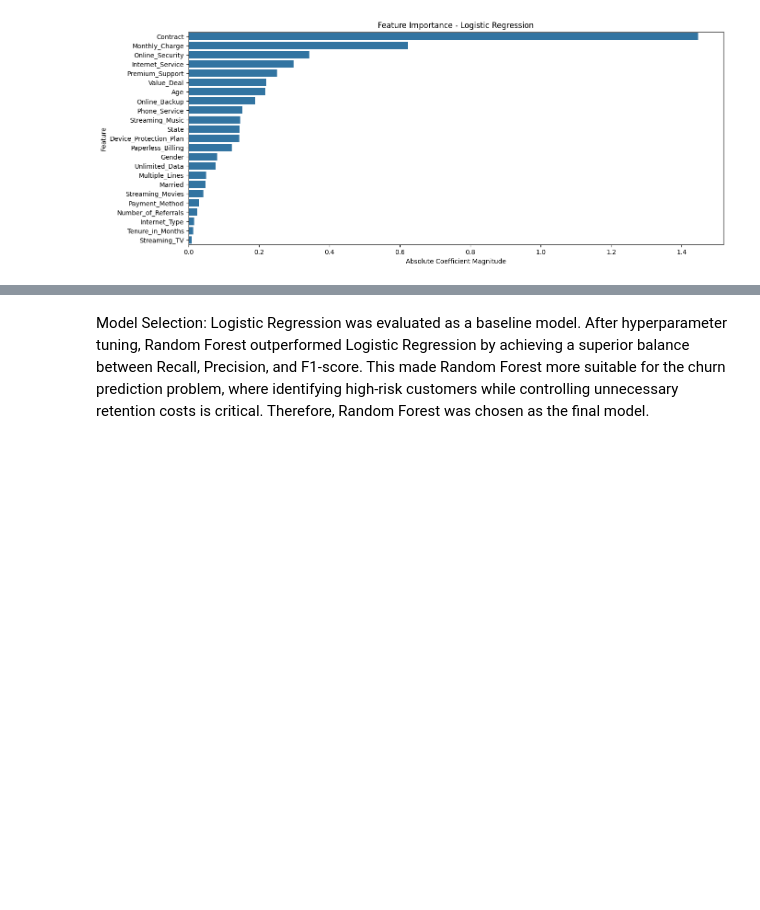
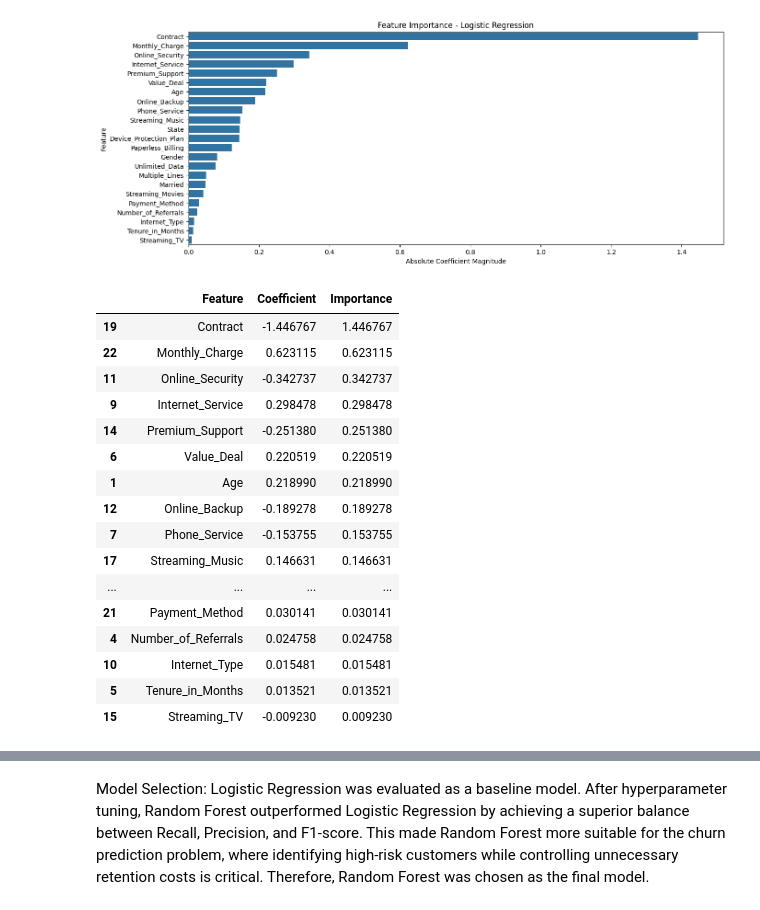
Before and after one commit to anujoshi107/Churn-Analysis, a Jupyter notebook: lr_churn.ipynb, the cells around one changed output, grey strips where cells are left out. Drawn from its saved outputs; the diff is of its cells as text; code cells hidden in the pictures; blank space fills up the shorter version.

```diff
--- a/lr_churn.ipynb
+++ b/lr_churn.ipynb
@@ -225,6 +225,26 @@ Classification Report:
    macro avg       0.72      0.76      0.72      1202
 weighted avg       0.79      0.74      0.75      1202
 [figure]
+# %%
+feature_importance
+# %% [output]
+|  | Feature | Coefficient | Importance |
+| 19 | Contract | -1.446767 | 1.446767 |
+| 22 | Monthly_Charge | 0.623115 | 0.623115 |
+| 11 | Online_Security | -0.342737 | 0.342737 |
+| 9 | Internet_Service | 0.298478 | 0.298478 |
+| 14 | Premium_Support | -0.251380 | 0.251380 |
+| 6 | Value_Deal | 0.220519 | 0.220519 |
+| 1 | Age | 0.218990 | 0.218990 |
+| 12 | Online_Backup | -0.189278 | 0.189278 |
+| 7 | Phone_Service | -0.153755 | 0.153755 |
+| 17 | Streaming_Music | 0.146631 | 0.146631 |
+| ... | ... | ... | ... |
+| 21 | Payment_Method | 0.030141 | 0.030141 |
+| 4 | Number_of_Referrals | 0.024758 | 0.024758 |
+| 10 | Internet_Type | 0.015481 | 0.015481 |
+| 5 | Tenure_in_Months | 0.013521 | 0.013521 |
+| 15 | Streaming_TV | -0.009230 | 0.009230 |
 # %%
 from sklearn.linear_model import LogisticRegression
 from sklearn.model_selection import GridSearchCV
```
Also changed, not shown: parts of 7 cells of this notebook, 4 other files.
